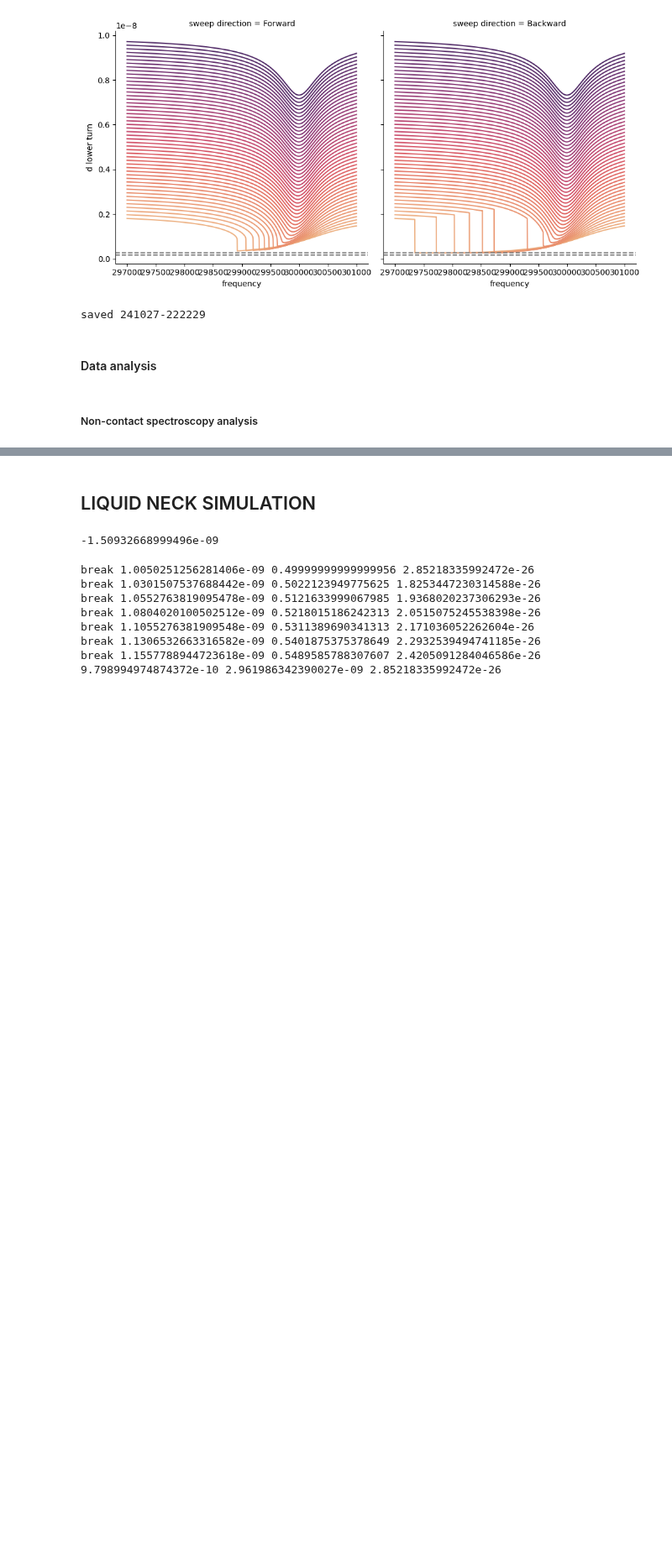
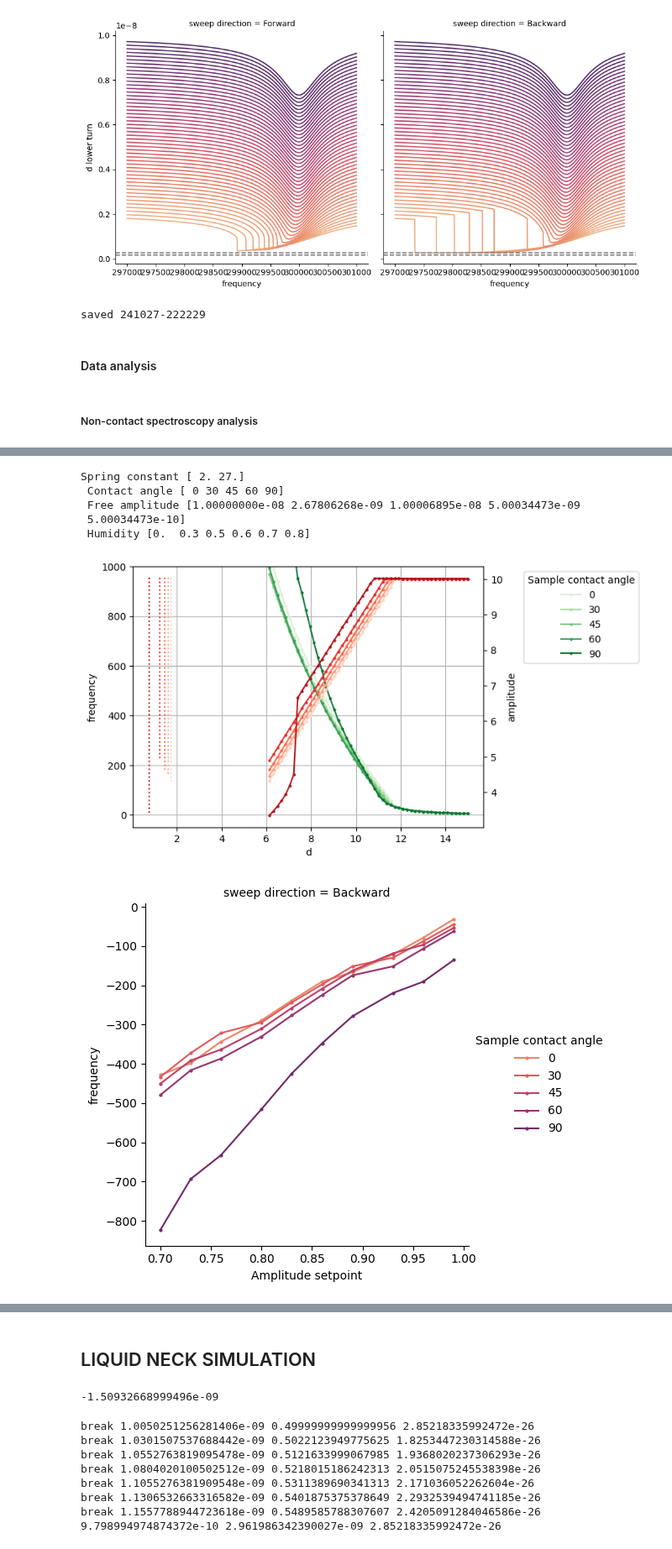
Before and after one commit to PranavSudersan/AFM-Dashboard, a Jupyter notebook: AFM Dashboard.ipynb, the cells around one changed output, grey strips where cells are left out. Shown at 84% size. Saved outputs shown, nothing was run; the diff lists cells and outputs as text; code cells hidden in the pictures; blank space fills up the shorter version.

```diff
--- a/AFM Dashboard.ipynb
+++ b/AFM Dashboard.ipynb
@@ -7317,41 +7344,92 @@ sns.relplot(data=simu_spectro_df_filt, x='d', y='d lower turn', hue=label_name,
 # plt.xlim(11e-9, 15e-9)
 plt.show()
 # %%
-simu_spectro_df_filt = simu_spectro_df_all[simu_spectro_df_all['sweep direction']=='Backward']
+simu_freeamp_list = simu_spectro_df_all["Free resonance amplitude"].unique()
+simu_k_list = simu_spectro_df_all["Spring constant"].unique()
+simu_contang_list = simu_spectro_df_all["Sample contact angle"].unique()
+simu_humid_list = simu_spectro_df_all["Humidity"].unique()
+
+print('Spring constant', simu_k_list, '\n',
+      'Contact angle', simu_contang_list, '\n',
+      'Free amplitude', simu_freeamp_list, '\n',
+      'Humidity', simu_humid_list)
+
+# simu_spectro_df_filt = simu_spectro_df_all[simu_spectro_df_all['sweep direction']=='Backward']
+
+query_string = ''.join([
+    f"`Spring constant` == {simu_k_list[0]} and ",
+    # f"`Sample contact angle` == {simu_contang_list[0]} and ",
+    f"`Free resonance amplitude` == {simu_freeamp_list[0]} and ",
+    f"`Humidity` == {simu_humid_list[4]} and ",
+    f"`sweep direction` == 'Backward'"
+])
+
+simu_spectro_df_filt = simu_spectro_df_all.query(query_string)
+
+simu_noncontact_setpointdf_filt = simu_noncontact_setpointdf_all.query(query_string)
+
+label_name = 'Sample contact angle' #colour variable
+
 simu_spectro_df_filt['d'] = simu_spectro_df_filt['d']/1e-9
 simu_spectro_df_filt['frequency'] = simu_spectro_df_filt['frequency']*(-1)
 simu_spectro_df_filt['amplitude'] = simu_spectro_df_filt['amplitude']/1e-9
+simu_spectro_df_filt['amp_ratio'] = simu_spectro_df_filt['amp_ratio']/1e-9
 simu_spectro_df_filt['d lower turn'] = simu_spectro_df_filt['d lower turn']/1e-9
 simu_spectro_df_filt['deflection'] = simu_spectro_df_filt['deflection']/1e-9
+simu_spectro_df_filt['Free resonance amplitude'] = simu_spectro_df_filt['Free resonance amplitude']/1e-9
+simu_spectro_df_filt['Capillary condensation distance'] = simu_spectro_df_filt['Capillary condensation distance']/1e-9
+
+simu_spectro_df_filt[label_name] = simu_spectro_df_filt[label_name].round(2).astype('category') #makes colors more uniform
+simu_noncontact_setpointdf_filt[label_name] = simu_noncontact_setpointdf_filt[label_name].round(2).astype('category') #makes colors more uniform
 
 plt.rcParams['svg.fonttype'] = 'none'
 color_palette = 'Greens'
 g1 = sns.lineplot(data=simu_spectro_df_filt, x='d', y='frequency', hue=label_name,
                  legend='auto', marker='.', markeredgewidth=0, palette=color_palette) #facet_kws={'xlim': plot_drange, 'ylim': plot_freqrange})
+# g1.set(xscale='log', yscale='log')
+plt.grid(True)
+
 g1_tw = g1.twinx()
 color_palette = 'Reds'
 sns.lineplot(data=simu_spectro_df_filt, x='d', y='amplitude', hue=label_name,
-             legend='auto', marker='.', markeredgewidth=0, palette=color_palette, ax=g1_tw) #facet_kws={'xlim': plot_drange, 'ylim': plot_freqrange})
-g1.set_ylim(-50, 1050)
+             legend=False, marker='.', markeredgewidth=0, palette=color_palette, ax=g1_tw) #facet_kws={'xlim': plot_drange, 'ylim': plot_freqrange})
+sns.lineplot(data=simu_spectro_df_filt, x='Capillary condensation distance', y='amplitude', hue=label_name,
+             legend=None, sort=False, estimator=None, linestyle=':', palette=color_palette)
+g1.set_ylim(-50, 1000)
+# g1.set_xlim(2, 5)
+sns.move_legend(g1, "upper left", bbox_to_anchor=(1.1, 1))
+plt.show()
+
+color_palette = 'flare'
+sns.relplot(data=simu_noncontact_setpointdf_filt, x='Amplitude setpoint', y='frequency', hue=label_name, col='sweep direction',
+                 kind='line', legend='full', palette=color_palette, marker='.', markeredgewidth=0)#, facet_kws={'xlim': None, 'ylim': plot_freqrange}) #style=label_name2)
 plt.show()
 # color_palette = 'Blues'
 # g2 = sns.lineplot(data=simu_spectro_df_filt, x='d', y='deflection', hue=label_name,
 #                  legend='auto', marker='.', markeredgewidth=0, palette=color_palette) #facet_kws={'xlim': plot_drange, 'ylim': plot_freqrange})
 # g2_tw = g2.twinx()
 # color_palette = 'YlOrBr'
 # sns.lineplot(data=simu_spectro_df_filt, x='d', y='d lower turn', hue=label_name,
 #              legend='auto', marker='.', markeredgewidth=0, palette=color_palette, ax=g2_tw) #facet_kws={'xlim': plot_drange, 'ylim': plot_freqrange})
 # plt.show()
 #'flare'
 # simu_noncontact_setpointdf_filt = simu_noncontact_setpointdf_all[simu_noncontact_setpointdf_all['sweep direction']=='Backward']
 # simu_noncontact_setpointdf_filt['frequency'] = simu_noncontact_setpointdf_filt['frequency']*(-1)
 # with sns.color_palette("blend:#3B82F6,#FF4C4C"):
 #     g3 = sns.lineplot(data=simu_noncontact_setpointdf_filt, x='Amplitude setpoint', y='frequency', hue=label_name,
 #                       legend='auto', marker='.', markeredgewidth=0)
 #, palette=color_palette)
 # plt.show()
-g1.figure.savefig(f'simu_freqampspectro_plot2.svg',bbox_inches='tight')
+# g1.figure.savefig(f'simu_freqampspectro_plot2.svg',bbox_inches='tight')
 # g2.figure.savefig(f'simu_defldlowspectro_plot.svg',bbox_inches='tight')
+# %% [output]
+Spring constant [ 2. 27.]
+ Contact angle [ 0 30 45 60 90]
+ Free amplitude [1.00000000e-08 2.67806268e-09 1.00006895e-08 5.00034473e-09
+ 5.00034473e-10]
+ Humidity [0.  0.3 0.5 0.6 0.7 0.8]
+[figure, added]
+[figure, added]
 # %%
 plot_drange = None#(10e-9, 12e-9)
 plot_freqrange = None#(-400, 5)
```
Also changed, not shown: parts of 7 cells of this notebook, 1 other file.
